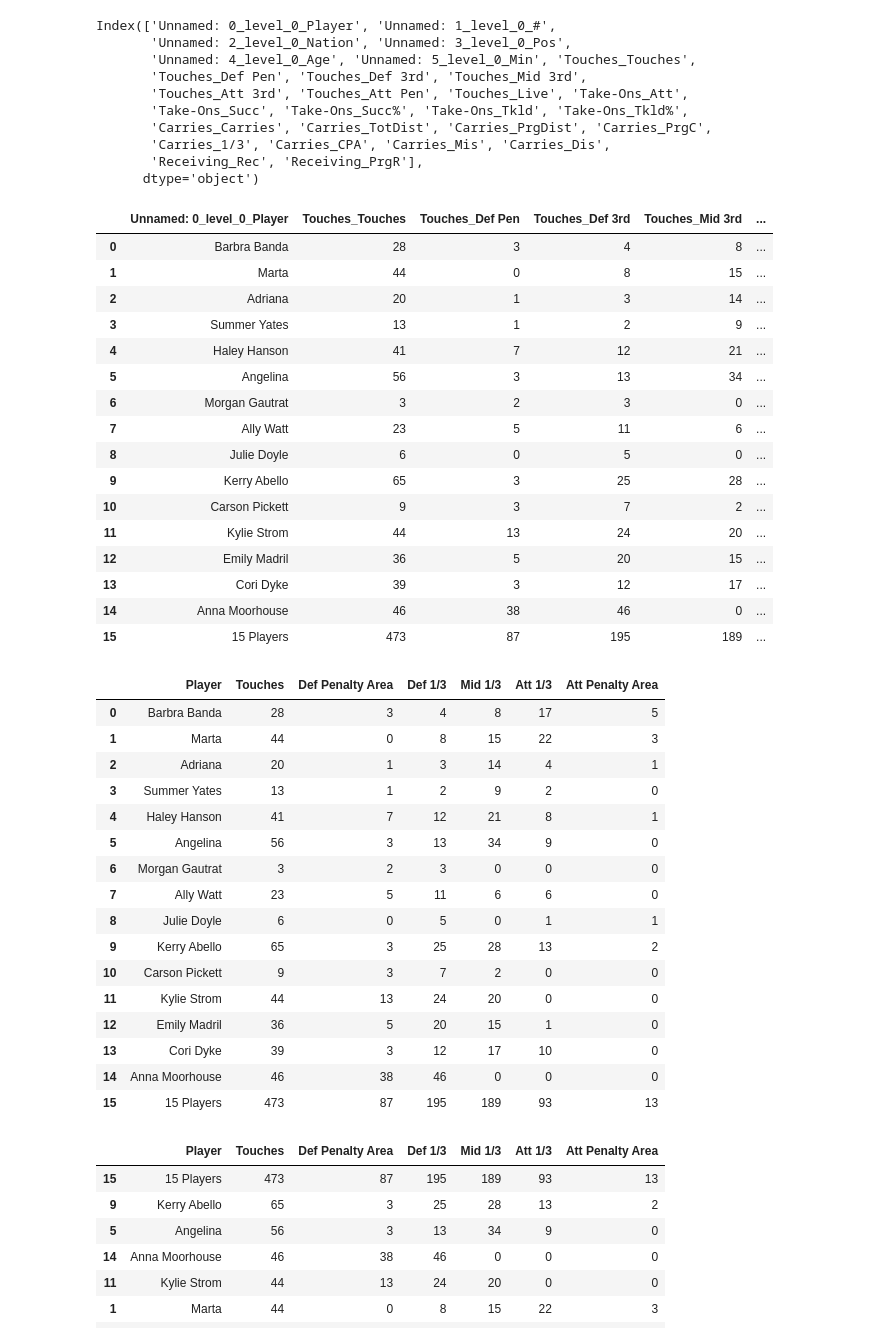
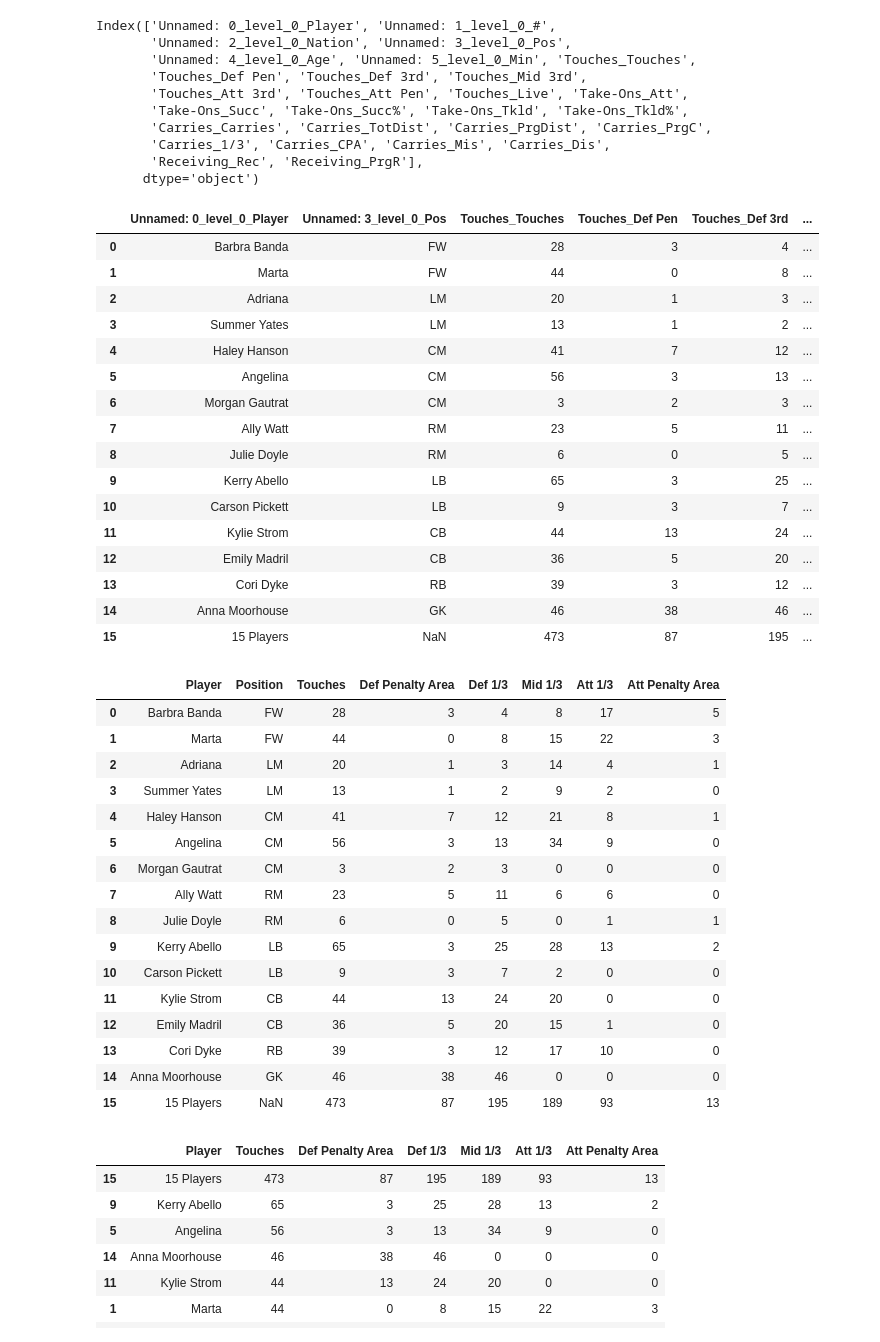
Before and after one commit to axelbol/football-analysis, a Jupyter notebook: possession_fbref.ipynb, the cells around one changed output. Saved outputs shown, nothing was run; the diff lists cells and outputs as text; code cells hidden in the pictures.

Commit message:
player position on waffle plot

```diff
--- a/possession_fbref.ipynb
+++ b/possession_fbref.ipynb
@@ -136,7 +136,7 @@ Index(['Unnamed: 0_level_0_Player', 'Unnamed: 1_level_0_#',
 # %%
 # delete columns reassigning to the DF
 
-df_possession_pride = df_possession_pride.drop(['Unnamed: 1_level_0_#', 'Unnamed: 2_level_0_Nation', 'Unnamed: 3_level_0_Pos', 'Unnamed: 4_level_0_Age', 'Unnamed: 5_level_0_Min', 'Touches_Live', 'Take-Ons_Att', 'Take-Ons_Succ', 'Take-Ons_Succ%', 'Take-Ons_Tkld', 'Take-Ons_Tkld%', 'Carries_Carries', 'Carries_TotDist', 'Carries_PrgDist', 'Carries_PrgC', 'Carries_1/3', 'Carries_CPA', 'Carries_Mis', 'Carries_Dis', 'Receiving_Rec', 'Receiving_PrgR'], axis=1)
+df_possession_pride = df_possession_pride.drop(['Unnamed: 1_level_0_#', 'Unnamed: 2_level_0_Nation', 'Unnamed: 4_level_0_Age', 'Unnamed: 5_level_0_Min', 'Touches_Live', 'Take-Ons_Att', 'Take-Ons_Succ', 'Take-Ons_Succ%', 'Take-Ons_Tkld', 'Take-Ons_Tkld%', 'Carries_Carries', 'Carries_TotDist', 'Carries_PrgDist', 'Carries_PrgC', 'Carries_1/3', 'Carries_CPA', 'Carries_Mis', 'Carries_Dis', 'Receiving_Rec', 'Receiving_PrgR'], axis=1)
 # %%
 # delete columns without reassigning to the DF
 
@@ -144,46 +144,46 @@ df.drop(['Unnamed: 1_level_0_#', 'Unnamed: 2_level_0_Nation', 'Unnamed: 3_level_
 # %%
 df_possession_pride
 # %% [output]
-|  | Unnamed: 0_level_0_Player | Touches_Touches | Touches_Def Pen | Touches_Def 3rd | Touches_Mid 3rd | ... |
-| 0 | Barbra Banda | 28 | 3 | 4 | 8 | ... |
-| 1 | Marta | 44 | 0 | 8 | 15 | ... |
-| 2 | Adriana | 20 | 1 | 3 | 14 | ... |
-| 3 | Summer Yates | 13 | 1 | 2 | 9 | ... |
-| 4 | Haley Hanson | 41 | 7 | 12 | 21 | ... |
-| 5 | Angelina | 56 | 3 | 13 | 34 | ... |
-| 6 | Morgan Gautrat | 3 | 2 | 3 | 0 | ... |
-| 7 | Ally Watt | 23 | 5 | 11 | 6 | ... |
-| 8 | Julie Doyle | 6 | 0 | 5 | 0 | ... |
-| 9 | Kerry Abello | 65 | 3 | 25 | 28 | ... |
-| 10 | Carson Pickett | 9 | 3 | 7 | 2 | ... |
-| 11 | Kylie Strom | 44 | 13 | 24 | 20 | ... |
-| 12 | Emily Madril | 36 | 5 | 20 | 15 | ... |
-| 13 | Cori Dyke | 39 | 3 | 12 | 17 | ... |
-| 14 | Anna Moorhouse | 46 | 38 | 46 | 0 | ... |
-| 15 | 15 Players | 473 | 87 | 195 | 189 | ... |
+|  | Unnamed: 0_level_0_Player | Unnamed: 3_level_0_Pos | Touches_Touches | Touches_Def Pen | Touches_Def 3rd | ... |
+| 0 | Barbra Banda | FW | 28 | 3 | 4 | ... |
+| 1 | Marta | FW | 44 | 0 | 8 | ... |
+| 2 | Adriana | LM | 20 | 1 | 3 | ... |
+| 3 | Summer Yates | LM | 13 | 1 | 2 | ... |
+| 4 | Haley Hanson | CM | 41 | 7 | 12 | ... |
+| 5 | Angelina | CM | 56 | 3 | 13 | ... |
+| 6 | Morgan Gautrat | CM | 3 | 2 | 3 | ... |
+| 7 | Ally Watt | RM | 23 | 5 | 11 | ... |
+| 8 | Julie Doyle | RM | 6 | 0 | 5 | ... |
+| 9 | Kerry Abello | LB | 65 | 3 | 25 | ... |
+| 10 | Carson Pickett | LB | 9 | 3 | 7 | ... |
+| 11 | Kylie Strom | CB | 44 | 13 | 24 | ... |
+| 12 | Emily Madril | CB | 36 | 5 | 20 | ... |
+| 13 | Cori Dyke | RB | 39 | 3 | 12 | ... |
+| 14 | Anna Moorhouse | GK | 46 | 38 | 46 | ... |
+| 15 | 15 Players | NaN | 473 | 87 | 195 | ... |
 # %%
 # rename column labels
 
-df_possession_pride.rename(columns={'Unnamed: 0_level_0_Player': 'Player', 'Touches_Touches': 'Touches', 'Touches_Def Pen': 'Def Penalty Area', 'Touches_Def 3rd': 'Def 1/3', 'Touches_Mid 3rd': 'Mid 1/3', 'Touches_Att 3rd': 'Att 1/3', 'Touches_Att Pen': 'Att Penalty Area'}, inplace=True)
+df_possession_pride.rename(columns={'Unnamed: 0_level_0_Player': 'Player', 'Unnamed: 3_level_0_Pos': 'Position', 'Touches_Touches': 'Touches', 'Touches_Def Pen': 'Def Penalty Area', 'Touches_Def 3rd': 'Def 1/3', 'Touches_Mid 3rd': 'Mid 1/3', 'Touches_Att 3rd': 'Att 1/3', 'Touches_Att Pen': 'Att Penalty Area'}, inplace=True)
 df_possession_pride
 # %% [output]
-|  | Player | Touches | Def Penalty Area | Def 1/3 | Mid 1/3 | Att 1/3 | Att Penalty Area |
-| 0 | Barbra Banda | 28 | 3 | 4 | 8 | 17 | 5 |
-| 1 | Marta | 44 | 0 | 8 | 15 | 22 | 3 |
-| 2 | Adriana | 20 | 1 | 3 | 14 | 4 | 1 |
-| 3 | Summer Yates | 13 | 1 | 2 | 9 | 2 | 0 |
-| 4 | Haley Hanson | 41 | 7 | 12 | 21 | 8 | 1 |
-| 5 | Angelina | 56 | 3 | 13 | 34 | 9 | 0 |
-| 6 | Morgan Gautrat | 3 | 2 | 3 | 0 | 0 | 0 |
-| 7 | Ally Watt | 23 | 5 | 11 | 6 | 6 | 0 |
-| 8 | Julie Doyle | 6 | 0 | 5 | 0 | 1 | 1 |
-| 9 | Kerry Abello | 65 | 3 | 25 | 28 | 13 | 2 |
-| 10 | Carson Pickett | 9 | 3 | 7 | 2 | 0 | 0 |
-| 11 | Kylie Strom | 44 | 13 | 24 | 20 | 0 | 0 |
-| 12 | Emily Madril | 36 | 5 | 20 | 15 | 1 | 0 |
-| 13 | Cori Dyke | 39 | 3 | 12 | 17 | 10 | 0 |
-| 14 | Anna Moorhouse | 46 | 38 | 46 | 0 | 0 | 0 |
-| 15 | 15 Players | 473 | 87 | 195 | 189 | 93 | 13 |
+|  | Player | Position | Touches | Def Penalty Area | Def 1/3 | Mid 1/3 | Att 1/3 | Att Penalty Area |
+| 0 | Barbra Banda | FW | 28 | 3 | 4 | 8 | 17 | 5 |
+| 1 | Marta | FW | 44 | 0 | 8 | 15 | 22 | 3 |
+| 2 | Adriana | LM | 20 | 1 | 3 | 14 | 4 | 1 |
+| 3 | Summer Yates | LM | 13 | 1 | 2 | 9 | 2 | 0 |
+| 4 | Haley Hanson | CM | 41 | 7 | 12 | 21 | 8 | 1 |
+| 5 | Angelina | CM | 56 | 3 | 13 | 34 | 9 | 0 |
+| 6 | Morgan Gautrat | CM | 3 | 2 | 3 | 0 | 0 | 0 |
+| 7 | Ally Watt | RM | 23 | 5 | 11 | 6 | 6 | 0 |
+| 8 | Julie Doyle | RM | 6 | 0 | 5 | 0 | 1 | 1 |
+| 9 | Kerry Abello | LB | 65 | 3 | 25 | 28 | 13 | 2 |
+| 10 | Carson Pickett | LB | 9 | 3 | 7 | 2 | 0 | 0 |
+| 11 | Kylie Strom | CB | 44 | 13 | 24 | 20 | 0 | 0 |
+| 12 | Emily Madril | CB | 36 | 5 | 20 | 15 | 1 | 0 |
+| 13 | Cori Dyke | RB | 39 | 3 | 12 | 17 | 10 | 0 |
+| 14 | Anna Moorhouse | GK | 46 | 38 | 46 | 0 | 0 | 0 |
+| 15 | 15 Players | NaN | 473 | 87 | 195 | 189 | 93 | 13 |
 # %%
 # sort data by touches
 
```
